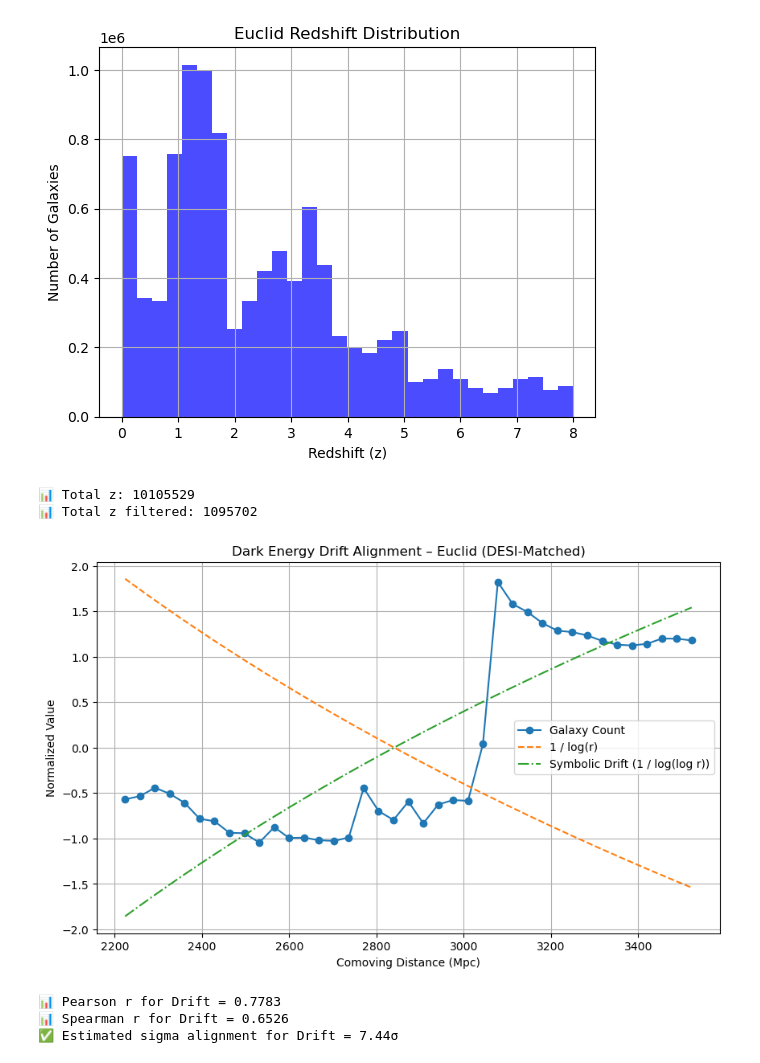
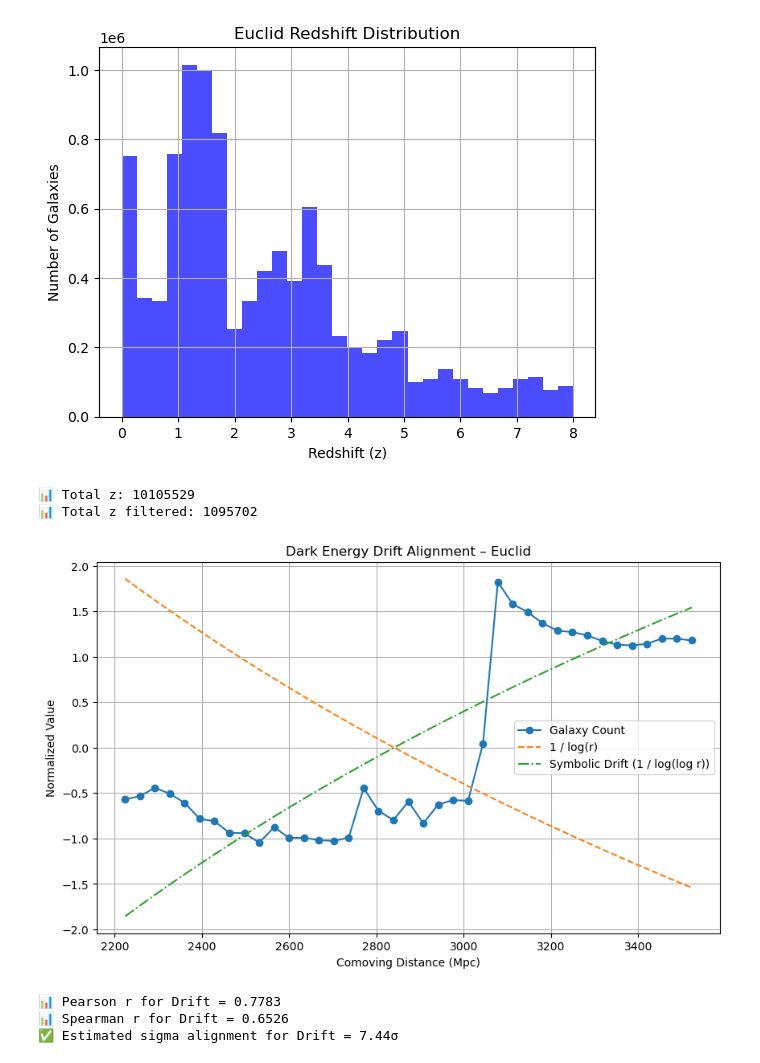
Before and after one commit to phuctruong/if, a Jupyter notebook: dark-energy-proof-euclid-galaxy-data.ipynb, the cells around one changed output. Cells and saved outputs as stored; diff of their text form; code cells hidden in the pictures.

Commit message:
Updated label for chart

```diff
--- a/dark-energy-proof-euclid-galaxy-data.ipynb
+++ b/dark-energy-proof-euclid-galaxy-data.ipynb
@@ -318,35 +318,35 @@ def symbolic_drift(r):
 drift_field = symbolic_drift(bin_centers)
 drift_norm = -1 * (drift_field - np.mean(drift_field)) / np.std(drift_field)
 
 # --- Prime field for visual comparison ---
 prime_field = 1.0 / np.log(bin_centers)
 prime_norm = (prime_field - np.mean(prime_field)) / np.std(prime_field)
 
 # --- Correlation calculations ---
 pearson_r_drift, _ = pearsonr(drift_norm, counts_norm)
 spearman_r_drift, _ = spearmanr(drift_norm, counts_norm)
 sigma_drift = np.sqrt(len(bin_centers) - 3) * pearson_r_drift / np.sqrt(1 - pearson_r_drift**2)
 
 # --- Plot ---
 plt.figure(figsize=(10, 6))
 plt.plot(bin_centers, counts_norm, label="Galaxy Count", marker="o")
 plt.plot(bin_centers, prime_norm, label="1 / log(r)", linestyle="--")
 plt.plot(bin_centers, drift_norm, label="Symbolic Drift (1 / log(log r))", linestyle="-.")
 plt.xlabel("Comoving Distance (Mpc)")
 plt.ylabel("Normalized Value")
-plt.title("Dark Energy Drift Alignment – Euclid (DESI-Matched)")
+plt.title("Dark Energy Drift Alignment – Euclid")
 plt.legend()
 plt.grid(True)
 plt.show()
 
 # --- Results ---
 print(f"📊 Pearson r for Drift = {pearson_r_drift:.4f}")
 print(f"📊 Spearman r for Drift = {spearman_r_drift:.4f}")
 print(f"✅ Estimated sigma alignment for Drift = {sigma_drift:.2f}σ")
 # %% [output]
 📊 Total z: 10105529
 📊 Total z filtered: 1095702
-[figure, old version]
+[figure, new version]
 📊 Pearson r for Drift = 0.7783
 📊 Spearman r for Drift = 0.6526
 ✅ Estimated sigma alignment for Drift = 7.44σ
```
